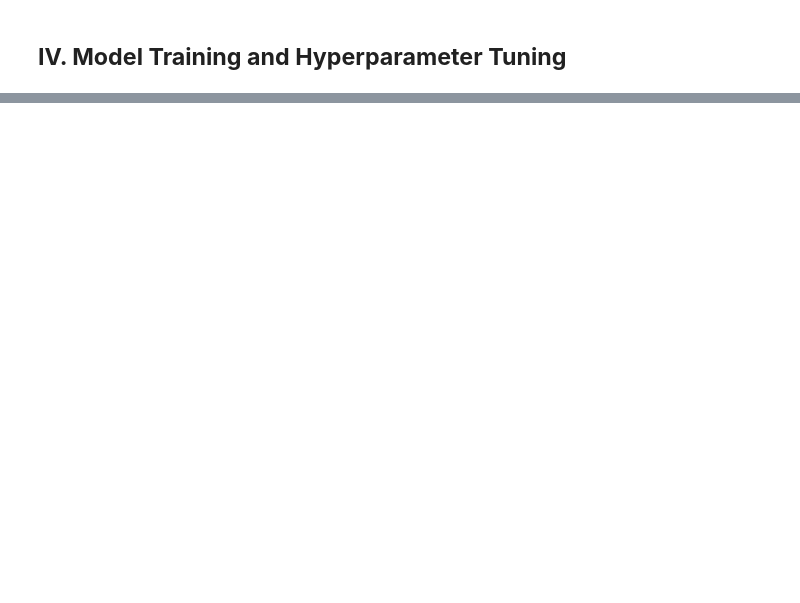
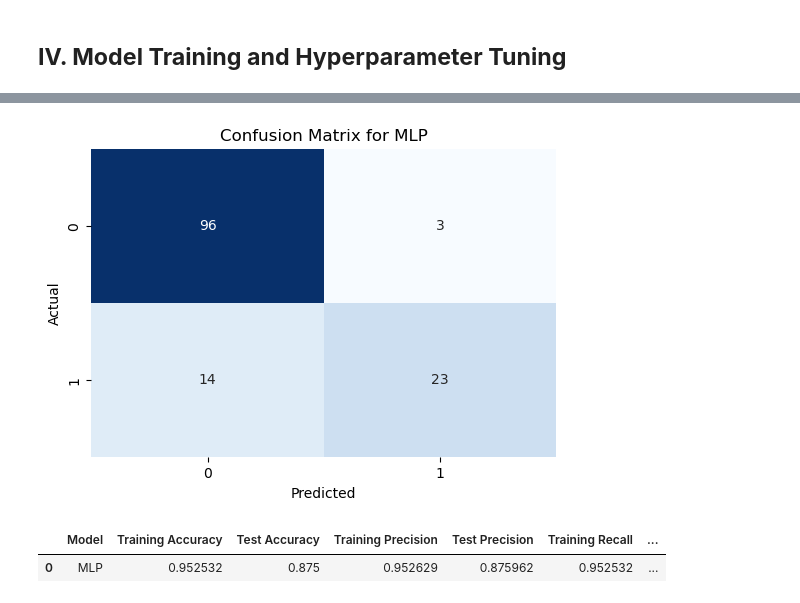
Before and after one commit to francisisip/SereniGuide, a Jupyter notebook: SereniGuide-ICETS2024.ipynb, the cells around one changed output, grey strips where cells are left out. Saved outputs shown, nothing was run; the diff lists cells and outputs as text; code cells hidden in the pictures; blank space fills up the shorter version.

```diff
--- a/SereniGuide-ICETS2024.ipynb
+++ b/SereniGuide-ICETS2024.ipynb
@@ -693,9 +696,0 @@ The list of all hyperparameters is included in the documentation of MLPClassifie
-# %%
-# Define hyperparameters to tune
-param_grid = {
-    'hidden_layer_sizes': [(50,), (100,), (50,50), (100,100), (50,50,50), (100,100,100)],
-    'activation': ['tanh', 'logistic'],
-    'solver': ['sgd', 'adam'],
-    'learning_rate': ['constant', 'adaptive'],
-    'max_iter': [3000, 4000, 5000]
-}
@@ -716,3 +696,0 @@ Instantiate a GridSearchCV and pass the following parameters:
-# %%
-# Use GridSearchCV for hyperparameter tuning
-grid_search = GridSearchCV(mlp, param_grid, cv=10, scoring='accuracy', verbose=2, n_jobs=-1)
@@ -752,0 +697,10 @@ Looking at the accuracy of `83.82352941176471%`, it is therefore inferred that t
+# %%
+import pandas as pd
+import numpy as np
+
+scorers = {
+    'accuracy': 'accuracy',
+    'f1': 'f1',
+    'precision': 'precision',
+    'recall': 'recall'
+}
@@ -752,0 +773,6 @@ Looking at the accuracy of `83.82352941176471%`, it is therefore inferred that t
+# %%
+print("Doing: MLP" )
+model, param_grid = models['MLP']
+
+metrics, cm = evaluate_model(model, param_grid, X_train, y_train, X_test, y_test)
+metrics['Model'] = "MLP"
@@ -752,0 +797,15 @@ Looking at the accuracy of `83.82352941176471%`, it is therefore inferred that t
+# %%
+plt.figure(figsize=(6, 4))
+sns.heatmap(cm, annot=True, fmt='d', cmap='Blues', cbar=False)
+plt.title(f"Confusion Matrix for {metrics['Model']}")
+plt.xlabel("Predicted")
+plt.ylabel("Actual")
+plt.show()
+# %% [output]
+[figure, added]
+# %%
+results_df = pd.concat([results_df, pd.DataFrame([metrics])], ignore_index=True)
+results_df
+# %% [output]
+|  | Model | Training Accuracy | Test Accuracy | Training Precision | Test Precision | Training Recall | ... |
+| 0 | MLP | 0.952532 | 0.875 | 0.952629 | 0.875962 | 0.952532 | ... |
```
Also changed, not shown: parts of 42 cells of this notebook.
